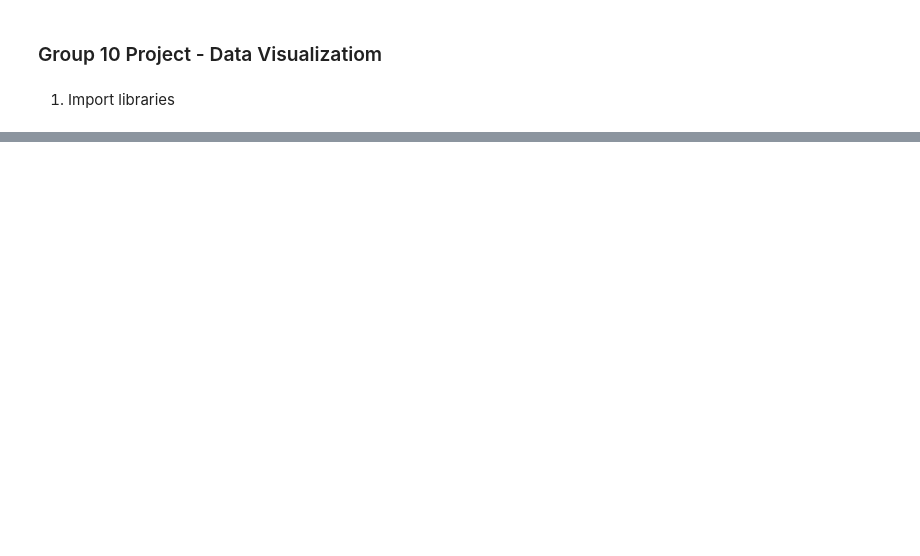
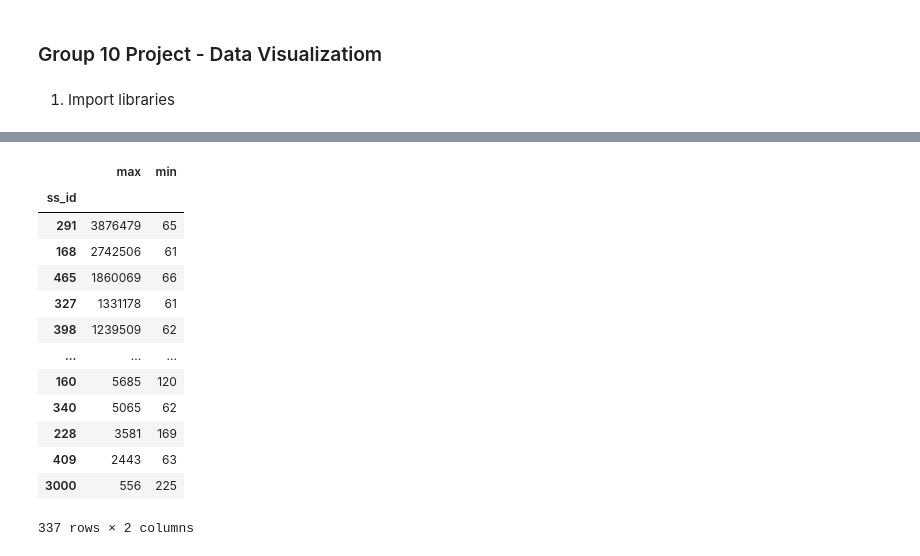
Before and after one commit to AveryGrouette/Group10_Final_Project, a Jupyter notebook: DataVisualizationExploration.ipynb, the cells around one changed output, grey strips where cells are left out. Drawn from its saved outputs; the diff is of its cells as text; code cells hidden in the pictures; blank space fills up the shorter version.

```diff
--- a/DataVisualizationExploration.ipynb
+++ b/DataVisualizationExploration.ipynb
@@ -58,0 +55,18 @@ plt.show()
+# %%
+max_min = df.groupby('ss_id')['tripduration'].agg(['max', 'min'])
+max_min.sort_values(by=['max','min'], ascending=False)
+# %% [output]
+|  | max | min |
+| ss_id |  |  |
+| 291 | 3876479 | 65 |
+| 168 | 2742506 | 61 |
+| 465 | 1860069 | 66 |
+| 327 | 1331178 | 61 |
+| 398 | 1239509 | 62 |
+| ... | ... | ... |
+| 160 | 5685 | 120 |
+| 340 | 5065 | 62 |
+| 228 | 3581 | 169 |
+| 409 | 2443 | 63 |
+| 3000 | 556 | 225 |
+337 rows × 2 columns
```
Also changed, not shown: parts of 3 cells of this notebook.
